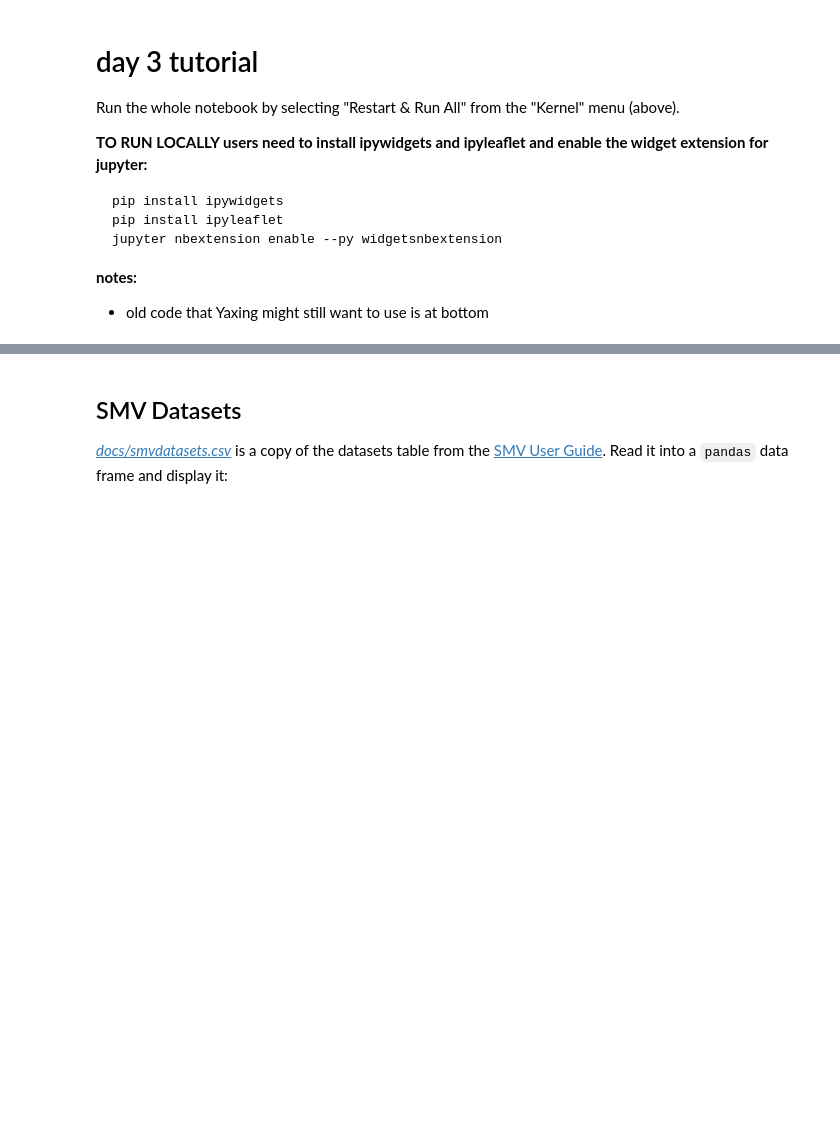
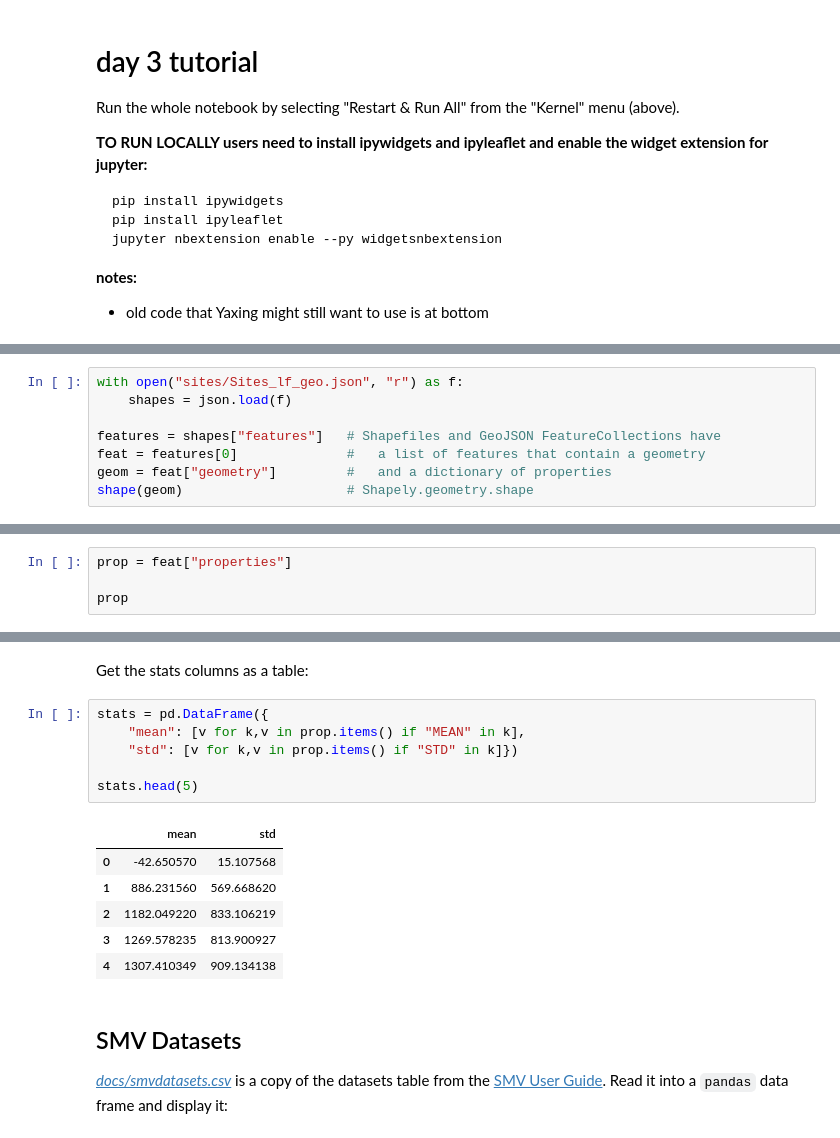
Before and after one commit to jjmcnelis/nasa_usfs_workshop, a Jupyter notebook: day3-tutorial.ipynb, the cells around one changed output, grey strips where cells are left out. Cells and saved outputs as stored; diff of their text form; blank space fills up the shorter version.

```diff
--- a/day3-tutorial.ipynb
+++ b/day3-tutorial.ipynb
@@ -33,0 +40,8 @@ auth = dict(ORNL_DAAC_USER_NUM=str(32863))             # Jack
+# %%
+with open("sites/Sites_lf_geo.json", "r") as f:
+    shapes = json.load(f)
+
+features = shapes["features"]   # Shapefiles and GeoJSON FeatureCollections have
+feat = features[0]              #   a list of features that contain a geometry
+geom = feat["geometry"]         #   and a dictionary of properties
+shape(geom)                     # Shapely.geometry.shape
@@ -33,0 +52,4 @@ auth = dict(ORNL_DAAC_USER_NUM=str(32863))             # Jack
+# %%
+prop = feat["properties"]
+
+prop
@@ -34,3 +99,18 @@ auth = dict(ORNL_DAAC_USER_NUM=str(32863))             # Jack
+# %% [markdown]
+Get the stats columns as a table:
+# %%
+stats = pd.DataFrame({
+    "mean": [v for k,v in prop.items() if "MEAN" in k],
+    "std": [v for k,v in prop.items() if "STD" in k]})
+
+stats.head(5)
+# %% [output]
+|  | mean | std |
+| 0 | -42.650570 | 15.107568 |
+| 1 | 886.231560 | 569.668620 |
+| 2 | 1182.049220 | 833.106219 |
+| 3 | 1269.578235 | 813.900927 |
+| 4 | 1307.410349 | 909.134138 |
 # %% [markdown]
 ## SMV Datasets
 
```
Also changed, not shown: parts of 58 cells of this notebook, 1 other file.
